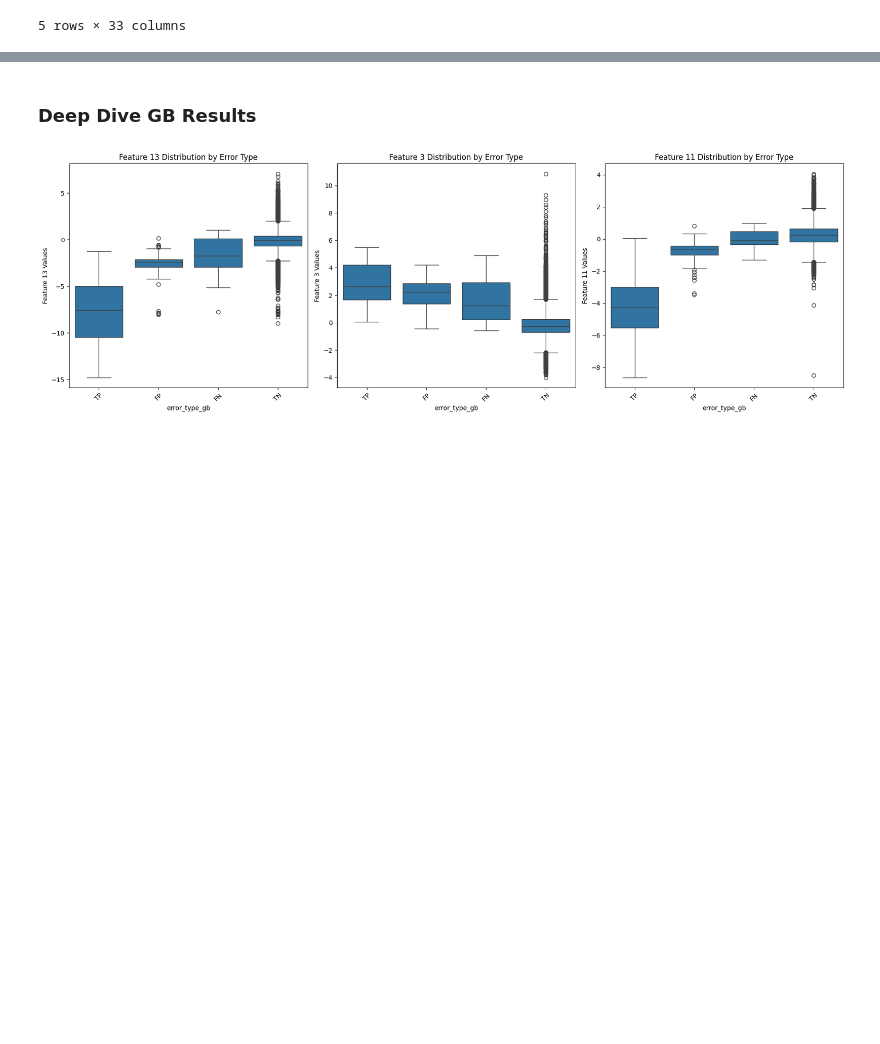
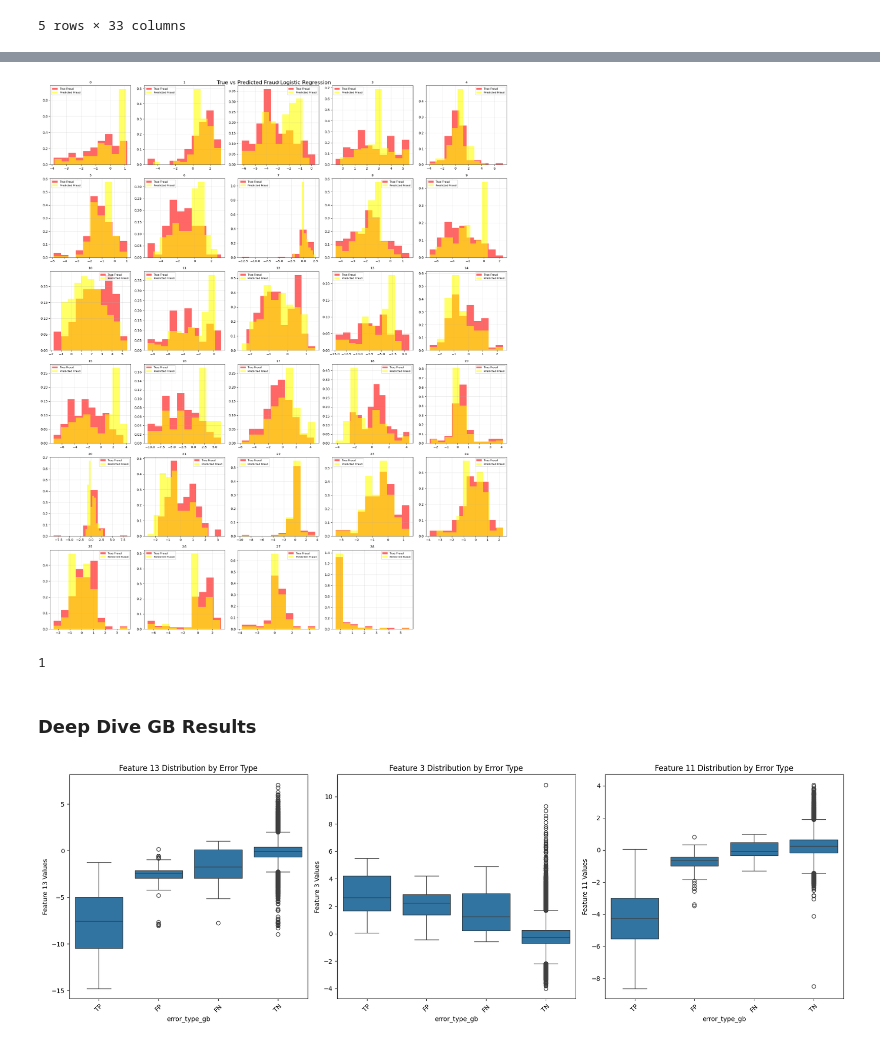
Before and after one commit to victoria-yuzova/Data-Science-Projects, a Jupyter notebook: Fraud Detection/2025_05_25_credit_card_fraud_analysis.ipynb, the cells around one changed output, grey strips where cells are left out. Drawn from its saved outputs; the diff is of its cells as text; code cells hidden in the pictures; blank space fills up the shorter version.

```diff
--- a/Fraud Detection/2025_05_25_credit_card_fraud_analysis.ipynb
+++ b/Fraud Detection/2025_05_25_credit_card_fraud_analysis.ipynb
@@ -690,3 +762,43 @@ df_all_preds.head()
+# %%
+exclude = ['true_label', 'pred_gb', 'error_type_gb', 'Class','pred_lr','pred_rf']
+features = [col for col in df_all_preds.columns if col not in exclude]
+
+# Calculate grid dimensions
+n_cols = 5  # Number of columns in grid
+n_rows = int(np.ceil(len(features) / n_cols))
+
+# Create subplots
+fig, axes = plt.subplots(n_rows, n_cols, figsize=(20, 4*n_rows))
+fig.suptitle('True vs Predicted Fraud Logistic Regression', fontsize=16)
+
+# Flatten axes for easy indexing
+axes_flat = axes.flatten()
+
+for i, col in enumerate(features):
+    ax = axes_flat[i]
+
+    # Plot histograms
+    ax.hist(df_all_preds[df_all_preds['true_label'] == 1][col],
+            bins=10, alpha=0.6, label='True Fraud', color='red', density=True)
+    ax.hist(df_all_preds[df_all_preds['pred_rf'] == 1][col],
+            bins=10, alpha=0.6, label='Predicted Fraud', color='yellow', density=True)
+
+    ax.set_title(col, fontsize=10)
+    ax.legend(fontsize=8)
+    ax.grid(True, alpha=0.3)
+
+# Hide empty subplots
+for i in range(len(features), len(axes_flat)):
+    axes_flat[i].set_visible(False)
+
+plt.tight_layout()
+plt.show()
+# %% [output]
+[figure, added]
+# %%
+int(np.ceil(len(feature_columns) / n_cols))
+# %% [output]
+1
 # %% [markdown]
 ### Deep Dive GB Results
 # %%
```
Also changed, not shown: parts of 12 cells of this notebook, 1 other file.
